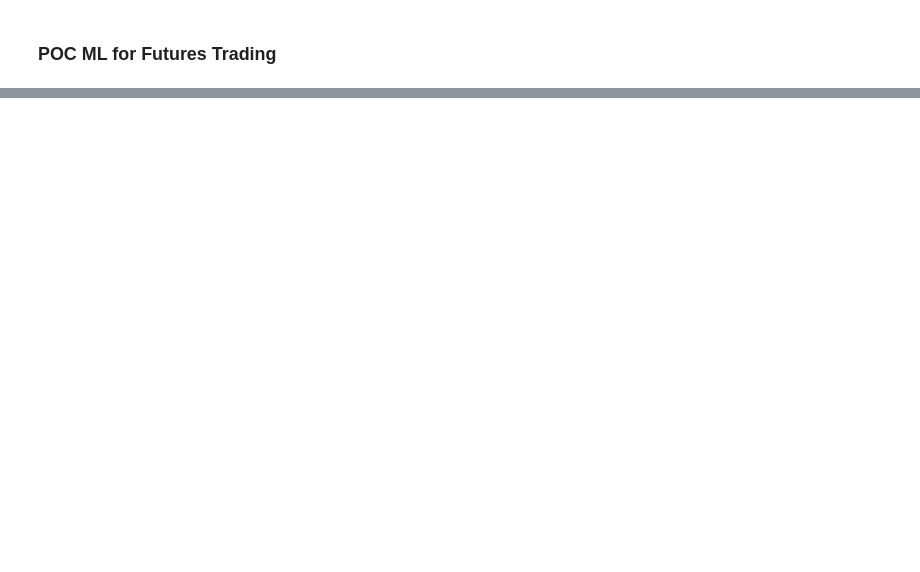
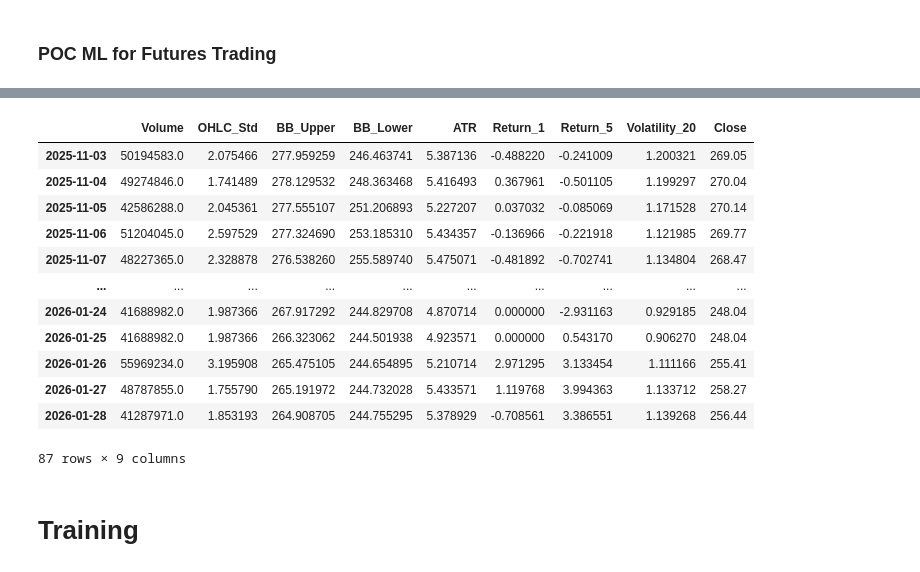
Before and after one commit to batzdom11/trading_brains, a Jupyter notebook: trading.ipynb, the cells around one changed output, grey strips where cells are left out. Cells and saved outputs as stored; diff of their text form; code cells hidden in the pictures; blank space fills up the shorter version.

```diff
--- a/trading.ipynb
+++ b/trading.ipynb
@@ -144,0 +550,26 @@ Name: OHLC_Std, dtype: float64
+# %%
+# ============================================================================
+# CORRELATION ANALYSIS
+# ============================================================================
+import matplotlib.pyplot as plt
+import seaborn as sns
+
+print("=" * 60)
+print("CORRELATION ANALYSIS")
+print("=" * 60)
+
+# Select numeric columns for correlation (exclude Volume for cleaner viz)
+feature_cols = [col for col in df_clean.columns if col not in ['Volume']]
+
+# Calculate correlation matrix
+corr_matrix = df_clean[feature_cols].corr()
+
+# Display correlation with Close price (our target for prediction)
+print("\n🎯 Correlation with Close price:")
+close_corr = corr_matrix['Close'].sort_values(ascending=False)
+print(close_corr.round(3))
+
+# Display correlation with Return_1 (often used as target for prediction)
+print("\n🎯 Correlation with 1-day Return:")
+return_corr = corr_matrix['Return_1'].sort_values(ascending=False)
+print(return_corr.round(3))
@@ -144,0 +765,18 @@ Name: OHLC_Std, dtype: float64
+# %%
+df_reduced
+# %% [output]
+|  | Volume | OHLC_Std | BB_Upper | BB_Lower | ATR | Return_1 | Return_5 | Volatility_20 | Close |
+| 2025-11-03 | 50194583.0 | 2.075466 | 277.959259 | 246.463741 | 5.387136 | -0.488220 | -0.241009 | 1.200321 | 269.05 |
+| 2025-11-04 | 49274846.0 | 1.741489 | 278.129532 | 248.363468 | 5.416493 | 0.367961 | -0.501105 | 1.199297 | 270.04 |
+| 2025-11-05 | 42586288.0 | 2.045361 | 277.555107 | 251.206893 | 5.227207 | 0.037032 | -0.085069 | 1.171528 | 270.14 |
+| 2025-11-06 | 51204045.0 | 2.597529 | 277.324690 | 253.185310 | 5.434357 | -0.136966 | -0.221918 | 1.121985 | 269.77 |
+| 2025-11-07 | 48227365.0 | 2.328878 | 276.538260 | 255.589740 | 5.475071 | -0.481892 | -0.702741 | 1.134804 | 268.47 |
+| ... | ... | ... | ... | ... | ... | ... | ... | ... | ... |
+| 2026-01-24 | 41688982.0 | 1.987366 | 267.917292 | 244.829708 | 4.870714 | 0.000000 | -2.931163 | 0.929185 | 248.04 |
+| 2026-01-25 | 41688982.0 | 1.987366 | 266.323062 | 244.501938 | 4.923571 | 0.000000 | 0.543170 | 0.906270 | 248.04 |
+| 2026-01-26 | 55969234.0 | 3.195908 | 265.475105 | 244.654895 | 5.210714 | 2.971295 | 3.133454 | 1.111166 | 255.41 |
+| 2026-01-27 | 48787855.0 | 1.755790 | 265.191972 | 244.732028 | 5.433571 | 1.119768 | 3.994363 | 1.133712 | 258.27 |
+| 2026-01-28 | 41287971.0 | 1.853193 | 264.908705 | 244.755295 | 5.378929 | -0.708561 | 3.386551 | 1.139268 | 256.44 |
+87 rows × 9 columns
+# %% [markdown]
+# Training
```
Also changed, not shown: parts of 24 cells of this notebook.
